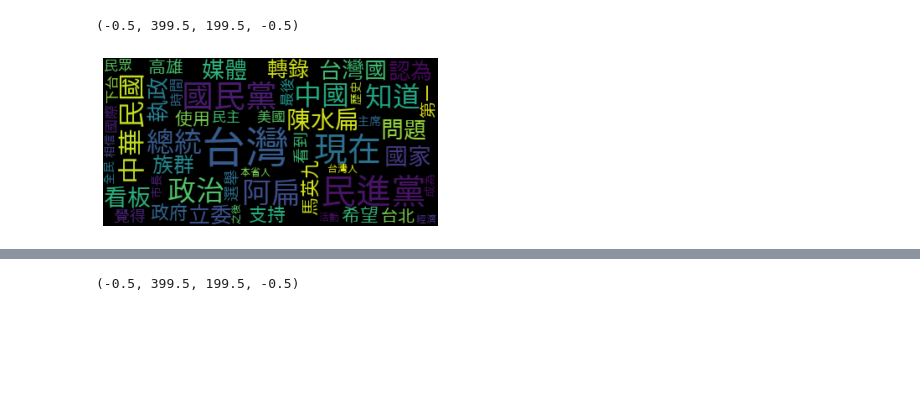
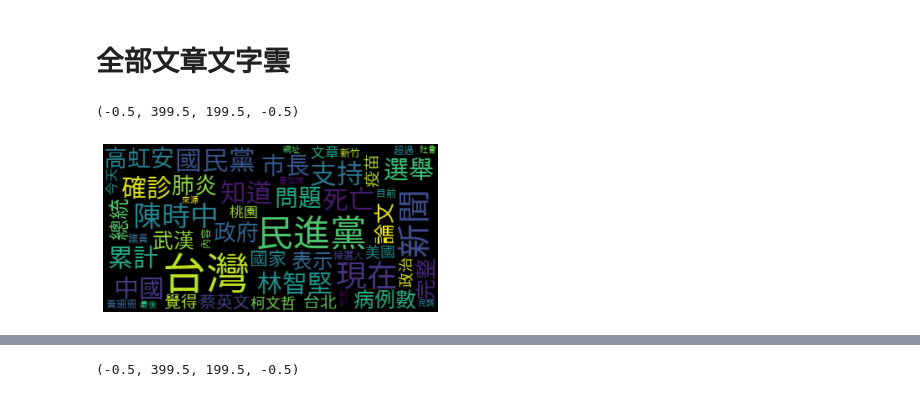
Before and after one commit to hsieh2000/HW, a Jupyter notebook: NLP.ipynb, the cells around one changed output, grey strips where cells are left out. Drawn from its saved outputs; the diff is of its cells as text; code cells hidden in the pictures; blank space fills up the shorter version.

Commit message:
LDA_model

```diff
--- a/NLP.ipynb
+++ b/NLP.ipynb
@@ -37,11 +122,11 @@ from sklearn.feature_extraction.text import TfidfVectorizer
 from ckip_transformers.nlp import CkipWordSegmenter, CkipPosTagger, CkipNerChunker
 # Initialize drivers
 print("Initializing drivers ... WS")
-ws_driver = CkipWordSegmenter(model="bert-base", device=-1)
+ws_driver = CkipWordSegmenter(model="bert-base", device=0)
 print("Initializing drivers ... POS")
-pos_driver = CkipPosTagger(model="bert-base", device=-1)
+pos_driver = CkipPosTagger(model="bert-base", device=0)
 print("Initializing drivers ... NER")
-ner_driver = CkipNerChunker(model="bert-base", device=-1)
+ner_driver = CkipNerChunker(model="bert-base", device=0)
 print("Initializing drivers ... all done")
 print()
 # %% [output]
@@ -54,6 +139,6 @@ os.chdir("/content/drive/MyDrive/NLP")
 # %%
-ORIGINAL_DATA = pd.read_csv("data.csv")
+ORIGINAL_DATA = pd.read_csv("./data.csv")
 ORIGINAL_DATA = ORIGINAL_DATA.drop(columns = ["Unnamed: 0"])
 
-TEST_DATA = ORIGINAL_DATA[:100]
+TEST_DATA = ORIGINAL_DATA.sample(n = 500, random_state=42)
 content = TEST_DATA["content"]
@@ -121,7 +198,7 @@ def cleaner(ws_results, pos_results, stopwords):
 # %%
 seg_lst = []
 for i in range(len(TEST_DATA)):
-  ws_results = do_CKIP_WS(content[i])
-  pos_results = do_CKIP_POS(ws_results)
-  word_lst = cleaner(ws_results, pos_results, stopwords)
-  seg_lst.append(word_lst)
+    ws_results = do_CKIP_WS(content.iloc[i])
+    pos_results = do_CKIP_POS(ws_results)
+    word_lst = cleaner(ws_results, pos_results, stopwords)
+    seg_lst.append(word_lst)
@@ -133,16 +225,25 @@ for i in seg_lst:
+# %% [markdown]
+# 全部文章文字雲
 # %%
 # -*- coding: utf-8 -*-
 from wordcloud import WordCloud
 import matplotlib
 import matplotlib.pyplot as plt
 from matplotlib.font_manager import fontManager
 from collections import Counter
 
-font_path = '/content/drive/MyDrive/NLP/TaipeiSansTCBeta-Regular.ttf'
+word_count = Counter()
+for i in seg_lst:
+    word = Counter(i)
+    word_count+=word
+
+
+
+font_path = './TaipeiSansTCBeta-Regular.ttf'
 wordcloud = WordCloud(max_words = 50, font_path=font_path).generate_from_frequencies(word_count)
-# cloud.to_file('output.png')
+# wordcloud.to_file('output.png')
 plt.imshow(wordcloud, interpolation='bilinear')
 plt.axis("off")
 # %% [output]
 (-0.5, 399.5, 199.5, -0.5)
-[figure, old version]
+[figure, new version]
```
Also changed, not shown: parts of 39 cells of this notebook, 1 other file.
